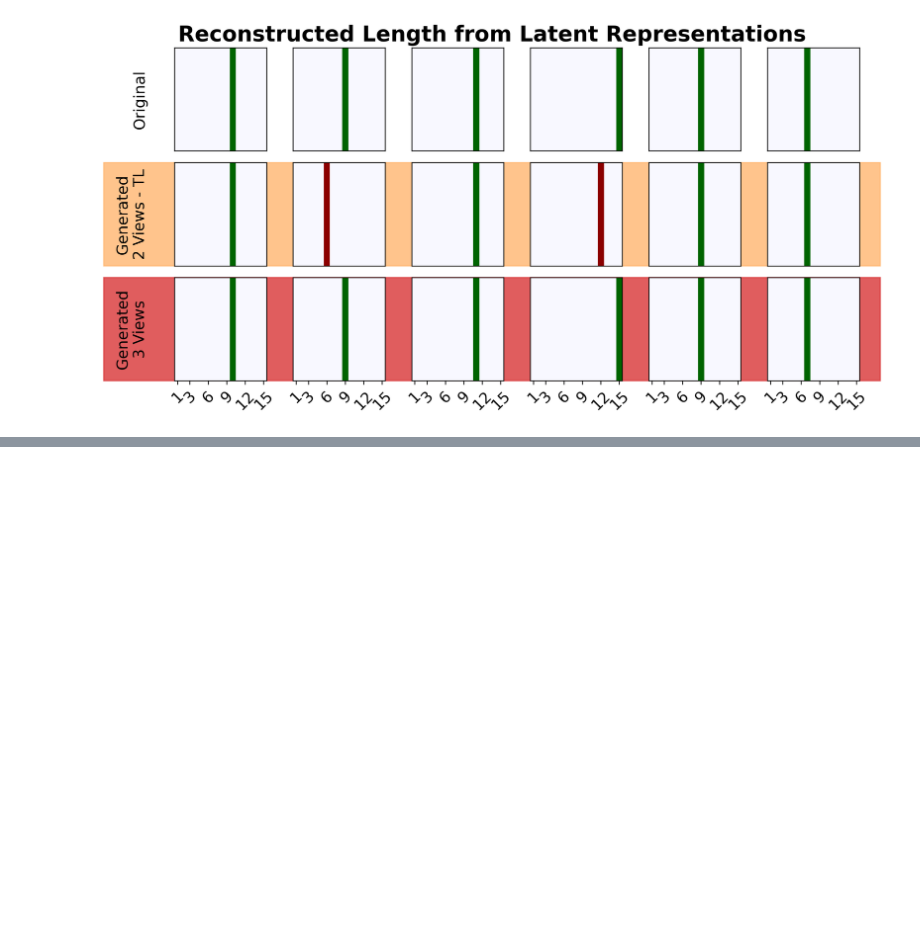
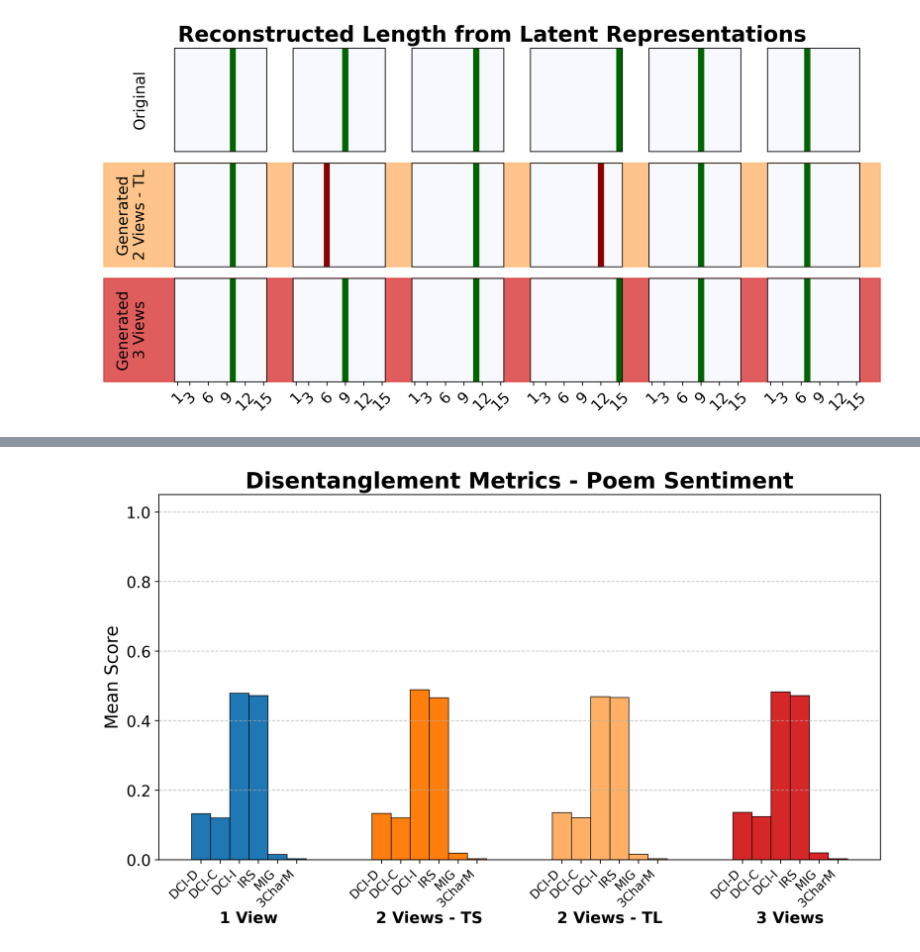
Before and after one commit to ClarysseArthur/VUB-MT-Development, a Jupyter notebook: Models/GenRKM-Poem/StatTest.ipynb, the cells around one changed output, grey strips where cells are left out. Cells and saved outputs as stored; diff of their text form; code cells hidden in the pictures; blank space fills up the shorter version.

```diff
--- a/Models/GenRKM-Poem/StatTest.ipynb
+++ b/Models/GenRKM-Poem/StatTest.ipynb
@@ -164,6 +165,13 @@ text_loss_1V = []
 text_loss_2V_TS, sent_loss_2V_TS, loss_2V_TS = [], [], []
 text_loss_2V_TL, len_loss_2V_TL, loss_2V_TL = [], [], []
 text_loss_3V, sent_loss_3V, len_loss_3V, loss_3V = [], [], [], []
+
+DCI_D_1Vs, DCI_D_2V_TSs, DCI_D_2V_TLs, DCI_D_3Vs = [], [], [], []
+DCI_I_1Vs, DCI_I_2V_TSs, DCI_I_2V_TLs, DCI_I_3Vs = [], [], [], []
+DCI_C_1Vs, DCI_C_2V_TSs, DCI_C_2V_TLs, DCI_C_3Vs = [], [], [], []
+IRS_1Vs, IRS_2V_TSs, IRS_2V_TLs, IRS_3Vs = [], [], [], []
+MIG_1Vs, MIG_2V_TSs, MIG_2V_TLs, MIG_3Vs = [], [], [], []
+TCM_1Vs, TCM_2V_TSs, TCM_2V_TLs, TCM_3Vs = [], [], [], []
 # %%
 recon_loss1 = torch.nn.CrossEntropyLoss(ignore_index=PAD)
 recon_loss2 = torch.nn.MSELoss()
@@ -1092,0 +1162,82 @@ plt.show()
+# %%
+# Model groups
+categories = ['1 View', '2 Views - TS', '2 Views - TL', '3 Views']
+
+# Colors depend on the view/model type
+model_color_map = {
+    '1 View': 'tab:blue',
+    '2 Views - TS': 'tab:orange',
+    '2 Views - TL': '#ffb066',
+    '3 Views': 'tab:red'
+}
+
+metric_values = {
+    'DCI-D':  [np.mean(np.asarray(v)) for v in [DCI_D_1Vs, DCI_D_2V_TSs, DCI_D_2V_TLs, DCI_D_3Vs]],
+    'DCI-C':  [np.mean(np.asarray(v)) for v in [DCI_C_1Vs, DCI_C_2V_TSs, DCI_C_2V_TLs, DCI_C_3Vs]],
+    'DCI-I':  [np.mean(np.asarray(v)) for v in [DCI_I_1Vs, DCI_I_2V_TSs, DCI_I_2V_TLs, DCI_I_3Vs]],
+    'IRS':    [np.mean(np.asarray(v)) for v in [IRS_1Vs, IRS_2V_TSs, IRS_2V_TLs, IRS_3Vs]],
+    'MIG':    [np.mean(np.asarray(v)) for v in [MIG_1Vs, MIG_2V_TSs, MIG_2V_TLs, MIG_3Vs]],
+    '3CharM': [np.mean(np.asarray(v)) for v in [TCM_1Vs, TCM_2V_TSs, TCM_2V_TLs, TCM_3Vs]],
+}
+
+metrics = list(metric_values.keys())
+
+fig, ax = plt.subplots(figsize=(10, 6), dpi=300)
+
+bar_width = 0.16
+group_gap = 0.55
+
+x_positions = []
+x_labels = []
+
+for i, category in enumerate(categories):
+    group_start = i * (len(metrics) * bar_width + group_gap)
+
+    for j, metric in enumerate(metrics):
+        xpos = group_start + j * bar_width
+        x_positions.append(xpos)
+        x_labels.append(metric)
+
+        ax.bar(
+            xpos,
+            metric_values[metric][i],
+            width=bar_width,
+            color=model_color_map[category],
+            edgecolor='black',
+            linewidth=0.6
+        )
+
+# Metric names as x-ticks instead of legend
+ax.set_xticks(x_positions)
+ax.set_xticklabels(x_labels, rotation=45, ha='right', fontsize=11)
+
+# Add model labels centered underneath each metric group
+group_centers = [
+    i * (len(metrics) * bar_width + group_gap) + (len(metrics) - 1) * bar_width / 2
+    for i in range(len(categories))
+]
+
+for center, category in zip(group_centers, categories):
+    ax.text(
+        center,
+        -0.14,
+        category,
+        ha='center',
+        va='top',
+        fontsize=14,
+        fontweight='bold',
+        transform=ax.get_xaxis_transform()
+    )
+
+ax.set_title('Disentanglement Metrics - Poem Sentiment', fontsize=20, fontweight='bold')
+ax.set_ylabel('Mean Score', fontsize=16)
+
+ax.tick_params(axis='y', labelsize=14)
+ax.set_ylim(0, 1.05)
+
+plt.grid(axis='y', linestyle='--', alpha=0.7)
+plt.tight_layout()
+plt.savefig('./img/disentanglement_metrics_comparison.png', dpi=300)
+plt.show()
+# %% [output]
+[figure, added]
```
Also changed, not shown: parts of 15 cells of this notebook, 7 other files.
